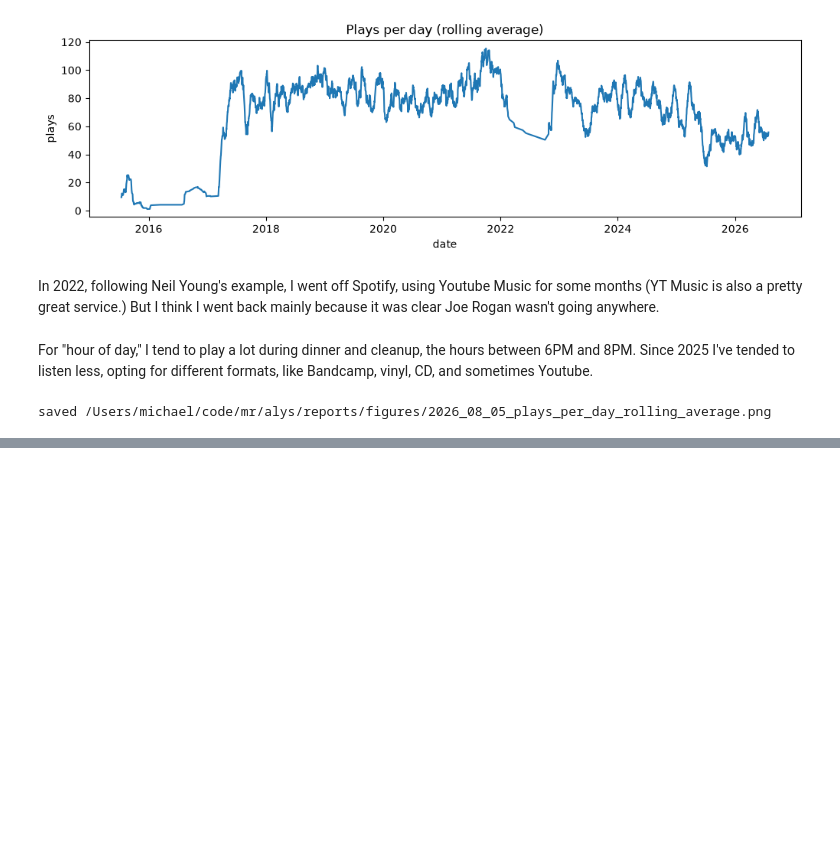
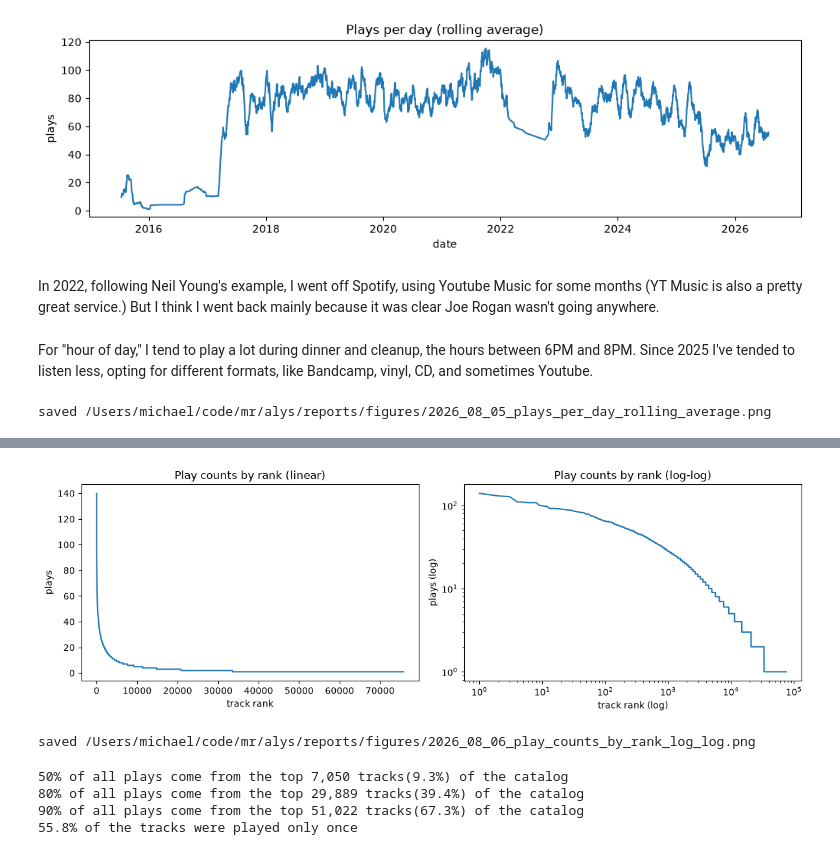
Before and after one commit to mjamesruggiero/alys, a Jupyter notebook: notebooks/02_eda_listening_patterns.ipynb, the cells around one changed output, grey strips where cells are left out. Saved outputs shown, nothing was run; the diff lists cells and outputs as text; code cells hidden in the pictures; blank space fills up the shorter version.

```diff
--- a/notebooks/02_eda_listening_patterns.ipynb
+++ b/notebooks/02_eda_listening_patterns.ipynb
@@ -132,0 +183,47 @@ saved /Users/michael/code/mr/alys/reports/figures/2026_08_05_plays_per_day_rolli
+# %%
+# long-tail curve over tracks (the classic version)
+track_counts = plays["track_uri"].value_counts().sort_values(ascending=False)
+ranks = range(1, len(track_counts) + 1)
+
+fig, (ax_lin, ax_log) = plt.subplots(1, 2, figsize=(12, 4))
+
+# linear rank curve: the dramatic "head then long flat tail" slope
+ax_lin.plot(ranks, track_counts.values)
+ax_lin.set_xlabel("track rank")
+ax_lin.set_ylabel("plays")
+ax_lin.set_title("Play counts by rank (linear)")
+
+# log-log: power lw shows up as approximately straight line here
+ax_log.loglog(ranks, track_counts.values)
+ax_log.set_xlabel("track rank (log)")
+ax_log.set_ylabel("plays (log)")
+ax_log.set_title("Play counts by rank (log-log)")
+
+fig.tight_layout()
+plt.show()
+# %% [output]
+[figure, added]
+# %%
+figpath = config.PROJECT_ROOT / "reports" / "figures" / "2026_08_06_play_counts_by_rank_log_log.png"
+figpath.parent.mkdir(parents=True, exist_ok=True)
+fig.savefig(figpath, dpi=150, bbox_inches="tight")
+print("saved", figpath)
+# %% [output]
+saved /Users/michael/code/mr/alys/reports/figures/2026_08_06_play_counts_by_rank_log_log.png
+# %%
+total = track_counts.sum()
+cum = track_counts.cumsum() / total
+
+for frac in [0.5, 0.8, 0.9]:
+    n_tracks = (cum < frac).sum() + 1
+    print(f"{frac:.0%} of all plays come from the top {n_tracks:,} tracks"
+         f"({n_tracks / len(track_counts):.1%}) of the catalog")
+
+# how much of the catalog did I play exactly once?
+once = (track_counts == 1).mean()
+print(f"{once:.1%} of the tracks were played only once")
+# %% [output]
+50% of all plays come from the top 7,050 tracks(9.3%) of the catalog
+80% of all plays come from the top 29,889 tracks(39.4%) of the catalog
+90% of all plays come from the top 51,022 tracks(67.3%) of the catalog
+55.8% of the tracks were played only once
```
Also changed, not shown: parts of 3 cells of this notebook, 3 other files.
